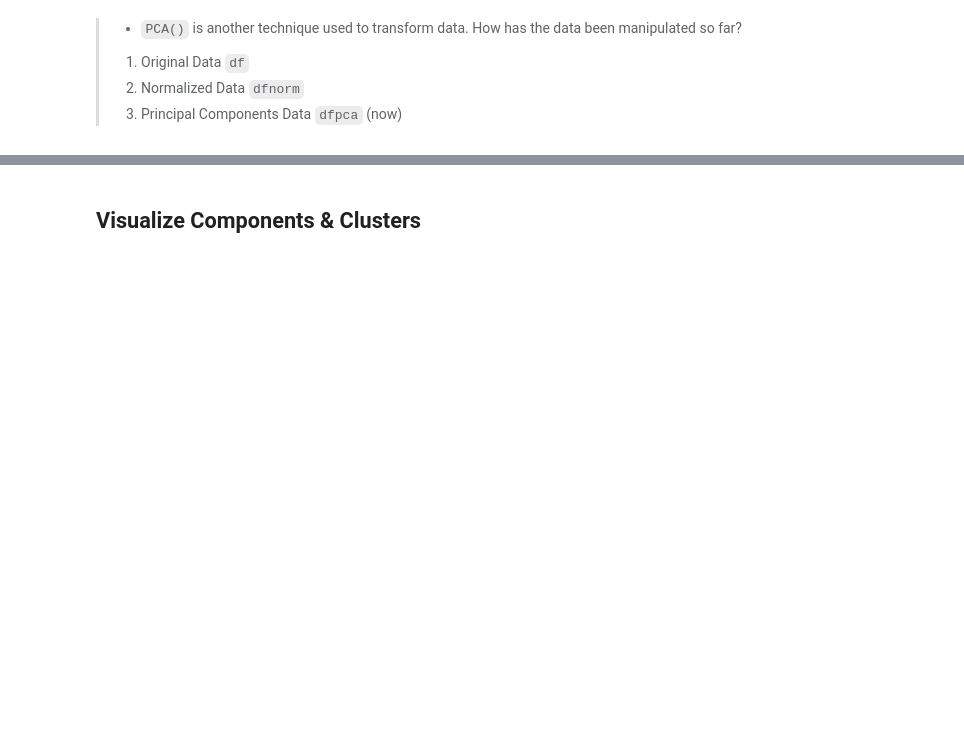
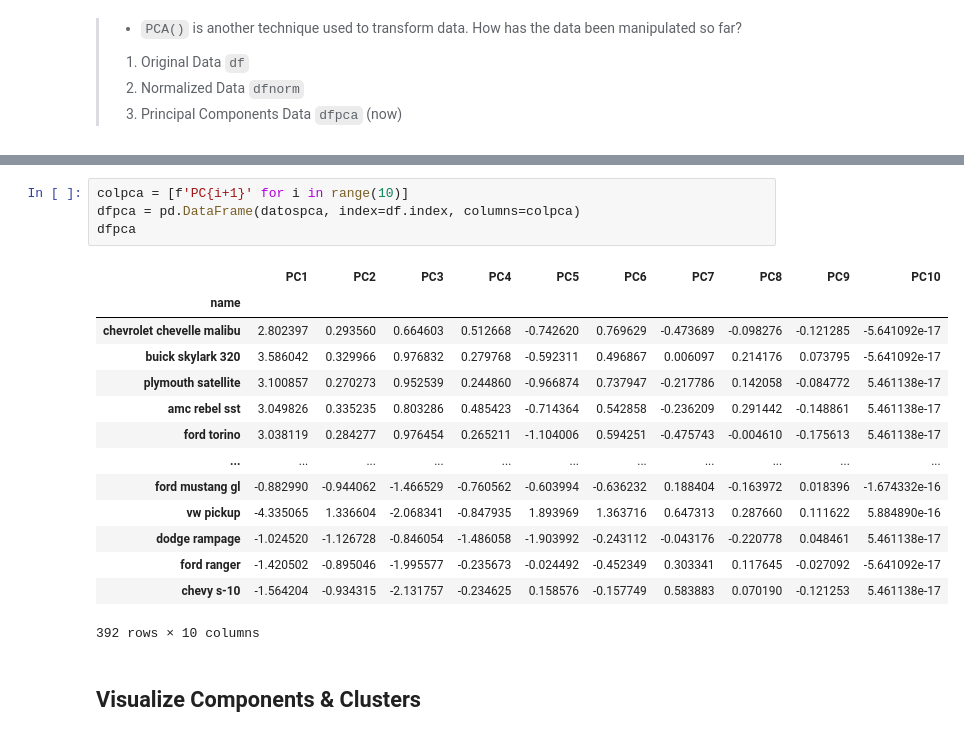
Before and after one commit to apoboldon/machine-learning-program, a Jupyter notebook: #10. Componentes Principales (PCA)/06practice_componentes_componentes_componentes-principales-(.ipynb, the cells around one changed output, grey strips where cells are left out. Saved outputs shown, nothing was run; the diff lists cells and outputs as text; blank space fills up the shorter version.

```diff
--- a/#10. Componentes Principales (PCA)/06practice_componentes_componentes_componentes-principales-(.ipynb
+++ b/#10. Componentes Principales (PCA)/06practice_componentes_componentes_componentes-principales-(.ipynb
@@ -100,3 +281,22 @@ df['cluster'] = ?
+# %%
+colpca = [f'PC{i+1}' for i in range(10)]
+dfpca = pd.DataFrame(datospca, index=df.index, columns=colpca)
+dfpca
+# %% [output]
+|  | PC1 | PC2 | PC3 | PC4 | PC5 | PC6 | PC7 | PC8 | PC9 | PC10 |
+| name |  |  |  |  |  |  |  |  |  |  |
+| chevrolet chevelle malibu | 2.802397 | 0.293560 | 0.664603 | 0.512668 | -0.742620 | 0.769629 | -0.473689 | -0.098276 | -0.121285 | -5.641092e-17 |
+| buick skylark 320 | 3.586042 | 0.329966 | 0.976832 | 0.279768 | -0.592311 | 0.496867 | 0.006097 | 0.214176 | 0.073795 | -5.641092e-17 |
+| plymouth satellite | 3.100857 | 0.270273 | 0.952539 | 0.244860 | -0.966874 | 0.737947 | -0.217786 | 0.142058 | -0.084772 | 5.461138e-17 |
+| amc rebel sst | 3.049826 | 0.335235 | 0.803286 | 0.485423 | -0.714364 | 0.542858 | -0.236209 | 0.291442 | -0.148861 | 5.461138e-17 |
+| ford torino | 3.038119 | 0.284277 | 0.976454 | 0.265211 | -1.104006 | 0.594251 | -0.475743 | -0.004610 | -0.175613 | 5.461138e-17 |
+| ... | ... | ... | ... | ... | ... | ... | ... | ... | ... | ... |
+| ford mustang gl | -0.882990 | -0.944062 | -1.466529 | -0.760562 | -0.603994 | -0.636232 | 0.188404 | -0.163972 | 0.018396 | -1.674332e-16 |
+| vw pickup | -4.335065 | 1.336604 | -2.068341 | -0.847935 | 1.893969 | 1.363716 | 0.647313 | 0.287660 | 0.111622 | 5.884890e-16 |
+| dodge rampage | -1.024520 | -1.126728 | -0.846054 | -1.486058 | -1.903992 | -0.243112 | -0.043176 | -0.220778 | 0.048461 | 5.461138e-17 |
+| ford ranger | -1.420502 | -0.895046 | -1.995577 | -0.235673 | -0.024492 | -0.452349 | 0.303341 | 0.117645 | -0.027092 | -5.641092e-17 |
+| chevy s-10 | -1.564204 | -0.934315 | -2.131757 | -0.234625 | 0.158576 | -0.157749 | 0.583883 | 0.070190 | -0.121253 | 5.461138e-17 |
+392 rows × 10 columns
 # %% [markdown]
 ## Visualize Components & Clusters
 # %% [markdown]
```
Also changed, not shown: parts of 37 cells of this notebook.
